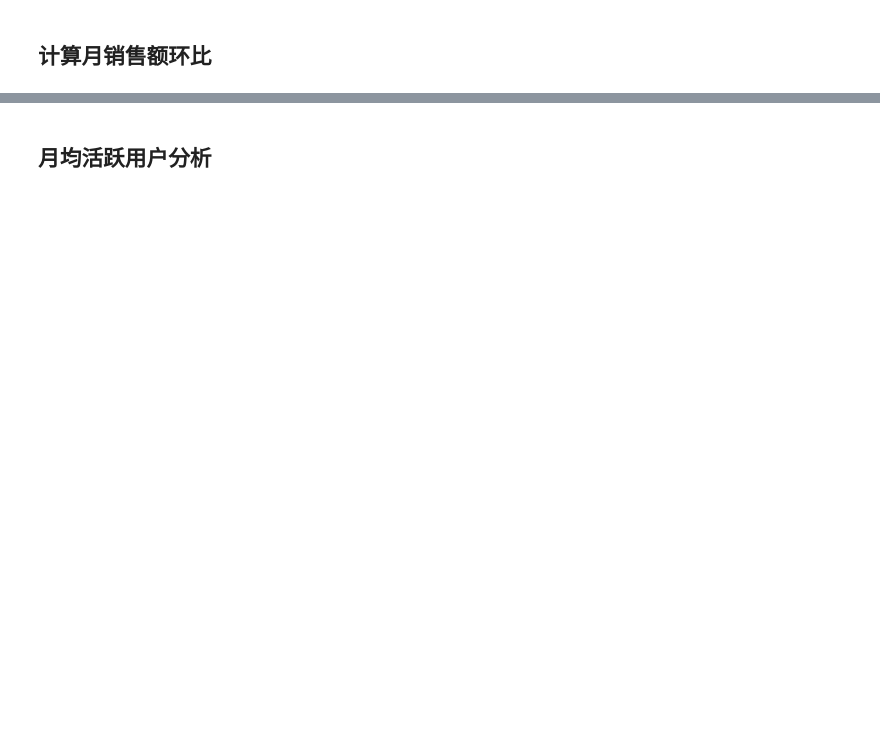
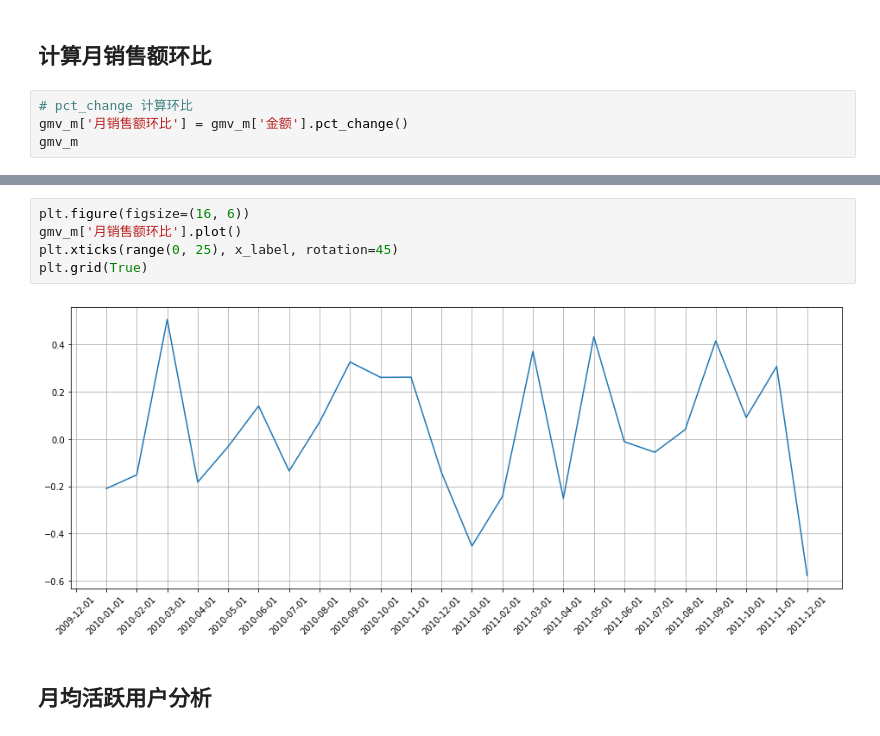
Before and after one commit to JohnChow96927/python-bigdata, a Jupyter notebook: Pandas/day6_220125_常见业务指标计算案例/01-常见业务指标运算.ipynb, the cells around one changed output, grey strips where cells are left out. Drawn from its saved outputs; the diff is of its cells as text; blank space fills up the shorter version.

```diff
--- a/Pandas/day6_220125_常见业务指标计算案例/01-常见业务指标运算.ipynb
+++ b/Pandas/day6_220125_常见业务指标计算案例/01-常见业务指标运算.ipynb
@@ -12,2 +246,6 @@ import matplotlib.pyplot as plt
 # %% [markdown]
 ## 计算月销售额环比
+# %%
+# pct_change 计算环比
+gmv_m['月销售额环比'] = gmv_m['金额'].pct_change()
+gmv_m
@@ -14,3 +270,10 @@ import matplotlib.pyplot as plt
+# %%
+plt.figure(figsize=(16, 6))
+gmv_m['月销售额环比'].plot()
+plt.xticks(range(0, 25), x_label, rotation=45)
+plt.grid(True)
+# %% [output]
+[figure, added]
 # %% [markdown]
 ## 月均活跃用户分析
 # %%
```
Also changed, not shown: parts of 44 cells of this notebook, 40 other files.
